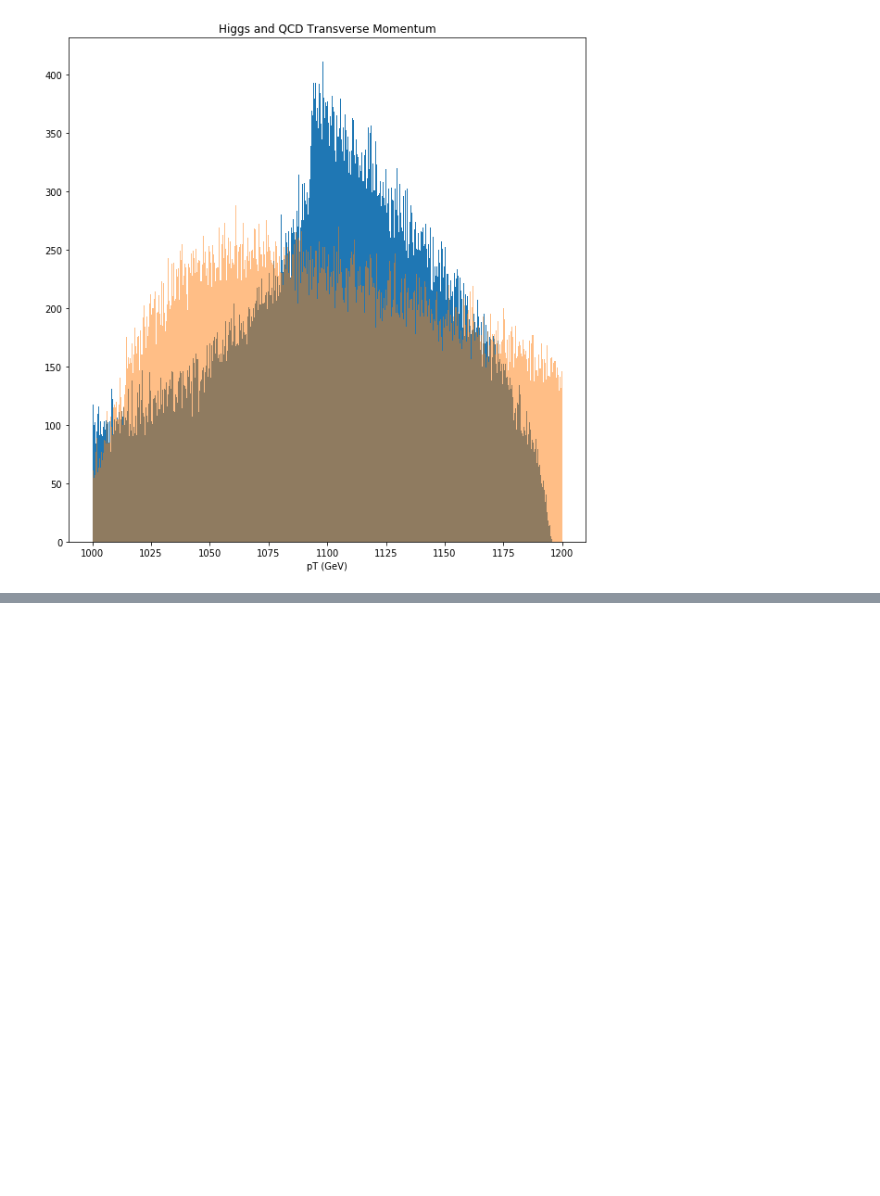
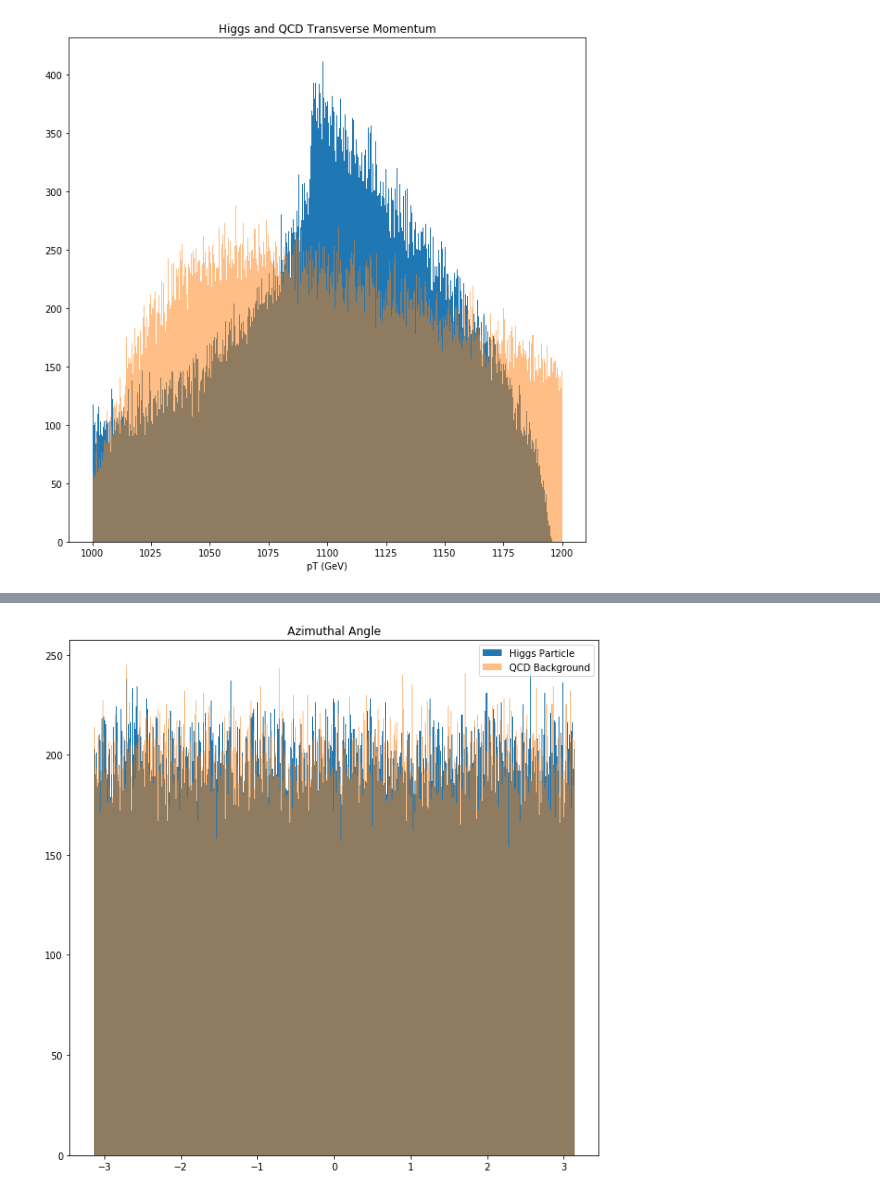
Before and after one commit to cseydlitz/phys434, a Jupyter notebook: LAB5.ipynb, the cells around one changed output, grey strips where cells are left out. Saved outputs shown, nothing was run; the diff lists cells and outputs as text; code cells hidden in the pictures; blank space fills up the shorter version.

```diff
--- a/LAB5.ipynb
+++ b/LAB5.ipynb
@@ -365,0 +243,9 @@ plt.show()
+# %%
+fig, ax = plt.subplots(1, 1, figsize=(10,10))
+ax.hist(higgsPhi,500,label='Higgs Particle')
+ax.hist(qcdPhi,500,alpha=.5,label='QCD Background')
+ax.set_title("Azimuthal Angle")
+ax.legend(loc='upper right')
+plt.show()
+# %% [output]
+[figure, added]
```
Also changed, not shown: parts of 58 cells of this notebook, 2 other files.
